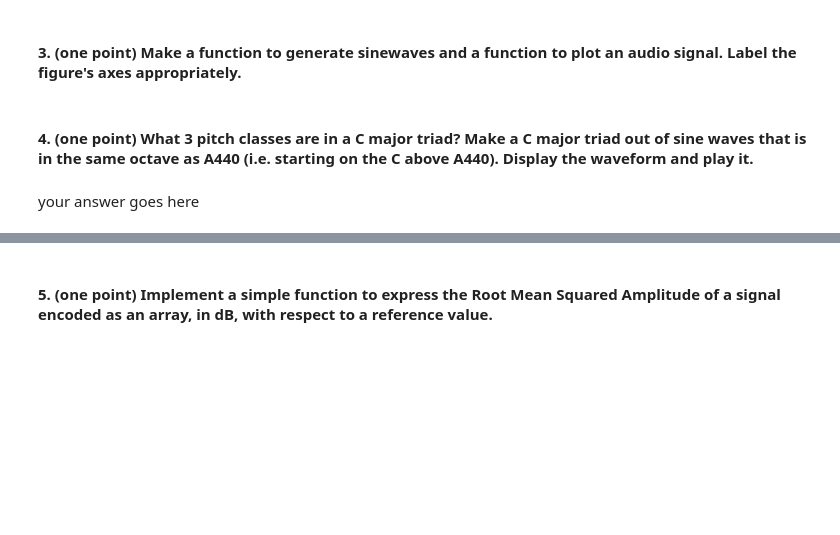
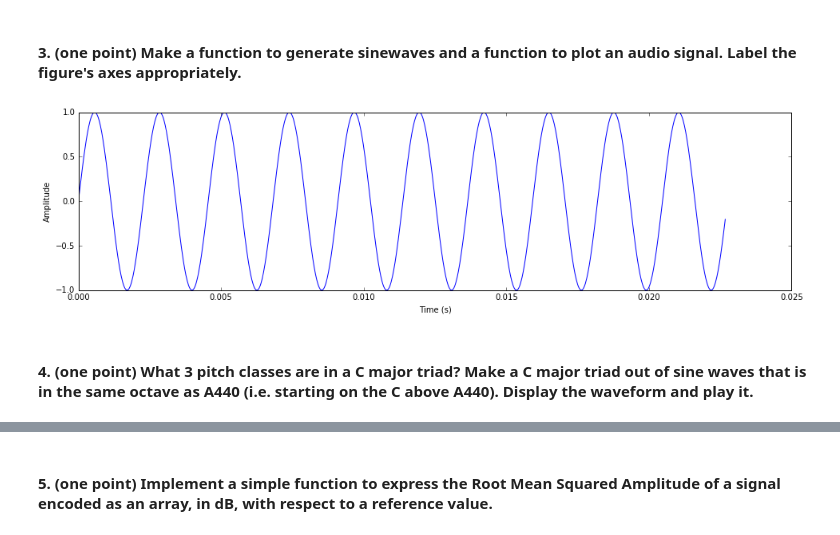
Before and after one commit to hannah-rose/musical_machines, a Jupyter notebook: HW1/HW1.ipynb, the cells around one changed output, grey strips where cells are left out. Saved outputs shown, nothing was run; the diff lists cells and outputs as text; code cells hidden in the pictures; blank space fills up the shorter version.

```diff
--- a/HW1/HW1.ipynb
+++ b/HW1/HW1.ipynb
@@ -56,9 +58,13 @@ def make_sinewave(f, t, sr):
 
     Returns
     -------
-    np.ndarray
+    wave: np.ndarray
         Array of floats containing the signal
     """
+    dt = np.arange(0,t*sr)/sr
+    wave = np.sin(2*np.pi*f*dt)
+    return wave
+
 
 def plot_audio(x, sr, figsize=(16,4)):
     """
@@ -73,7 +79,20 @@ def plot_audio(x, sr, figsize=(16,4)):
     figsize: tuple
         A duple representing the figure size (xdim,ydim)
     """
+    length = float(x.shape[0]) / sr
+    t = np.linspace(0,length,x.shape[0])
+    plt.figure(figsize=figsize)
+    plt.plot(t, x)
+    plt.ylabel('Amplitude')
+    plt.xlabel('Time (s)')
+    plt.show()
+# %%
+# Now plot a signal
+sr = 44100
+
+x = make_sinewave(440., 3., sr)
+plot_audio(x[:1000], sr)
+# %% [output]
+[figure, added]
 # %% [markdown]
 #### 4. (one point) What 3 pitch classes are in a C major triad? Make a C major triad out of sine waves that is in the same octave as A440 (i.e. starting on the C above A440). Display the waveform and play it.
-# %% [markdown]
-your answer goes here
```
Also changed, not shown: parts of 5 cells of this notebook.
